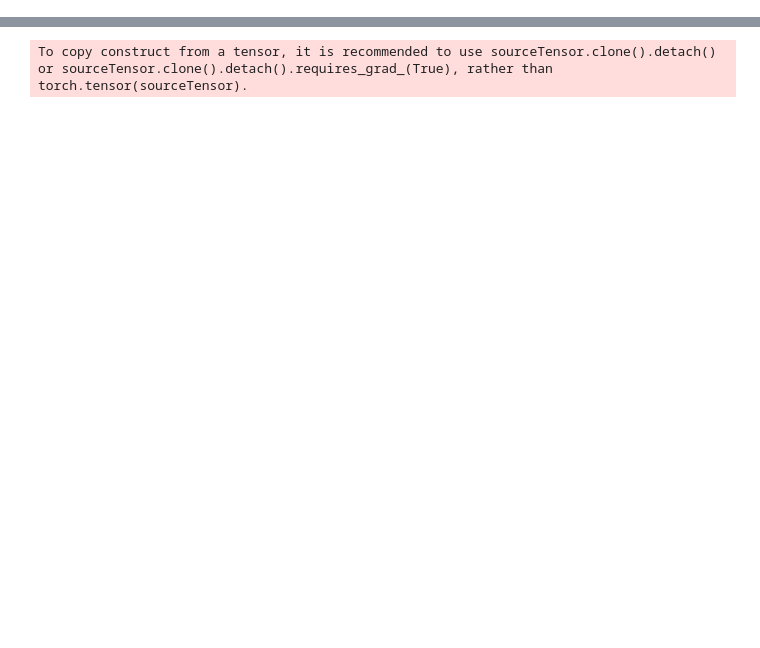
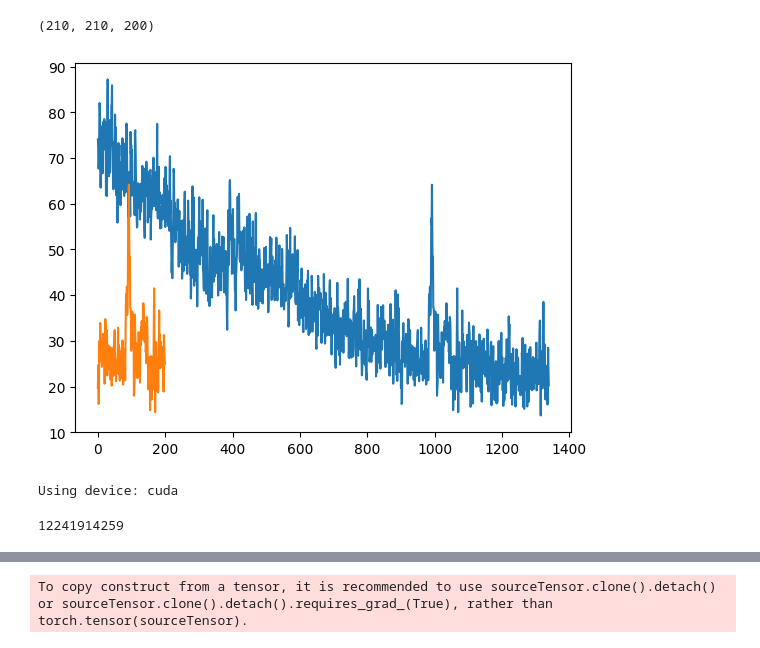
Before and after one commit to seyfal/VCAE, a Jupyter notebook: VCAE_training_3D_modified_stride 2.ipynb, the cells around one changed output, grey strips where cells are left out. Cells and saved outputs as stored; diff of their text form; code cells hidden in the pictures; blank space fills up the shorter version.

```diff
--- a/VCAE_training_3D_modified_stride 2.ipynb
+++ b/VCAE_training_3D_modified_stride 2.ipynb
@@ -230,20 +241,25 @@ def create_loss_plot():
 # %%
-SIZE = 48
 SIGMA = 2
-epochs = 8000
-latent_dim = 20
-energy_range = (1630, 1678)  # eV
+epochs = 400
+latent_dim = 25
+energy_range = (900, 1100)
+target_size = (210, 210, energy_range[1]-energy_range[0])  # (x, y, z)
 ev_per_pixel = 0.05
-dm4_file = 'data/images_3D/EELS HL SI.dm4'
+dm4_file = 'data/images_3D/BFO_a-0090 (dark ref corrected).dm3'
 
 # Load the data with the specified energy range and resolution
 data = load_dm4_data(dm4_file)
 
+spectra(data, energy_range)
+
 #! APPLY 2D Smoothing before feeding to the model
 #! generate the image where every pixel ( spectrum ) is the average of 3 by 3 pixels, also try training only on the "white part"
 #! try to overtrain by making it bigger if nothing else works
+# %% [output]
+(210, 210, 200)
+[figure, added]
 # %%
-train_image_viz, train_image = preprocess_3d_images(data, size=SIZE, sigma=SIGMA, energy_range=energy_range, xy_window=3)
+train_image_viz, train_image = preprocess_3d_images(data, target_size, sigma=SIGMA, energy_range=energy_range, xy_window=3)
 
 # Create data loaders
 train_dataset = TensorDataset(torch.tensor(train_image))
@@ -251,12 +267,28 @@ train_loader = DataLoader(train_dataset, batch_size=16, shuffle=True)
 
 # Instantiate model and optimizer
 device = torch.device('cuda' if torch.cuda.is_available() else 'cpu')
-model = CVAE3D(latent_dim, SIZE).to(device)
+print(f"Using device: {device}")
+model = CVAE3D(latent_dim).to(device)
 optimizer = optim.Adam(model.parameters(), lr=1e-4)
 
 # Pick a sample of the test set for generating output images
 num_examples_to_generate = 1
 test_sample = next(iter(train_loader))[0][:num_examples_to_generate].to(device)
+# %% [output]
+Using device: cuda
+# %%
+def get_n_params(model):
+    pp=0
+    for p in list(model.parameters()):
+        nn=1
+        for s in list(p.size()):
+            nn = nn*s
+        pp += nn
+    return pp
+
+get_n_params(model)
+# %% [output]
+12241914259
 # %%
 # Initialize lists to store epoch and loss data
 epochs_list = []
```
Also changed, not shown: parts of 4 cells of this notebook, 8 other files.
